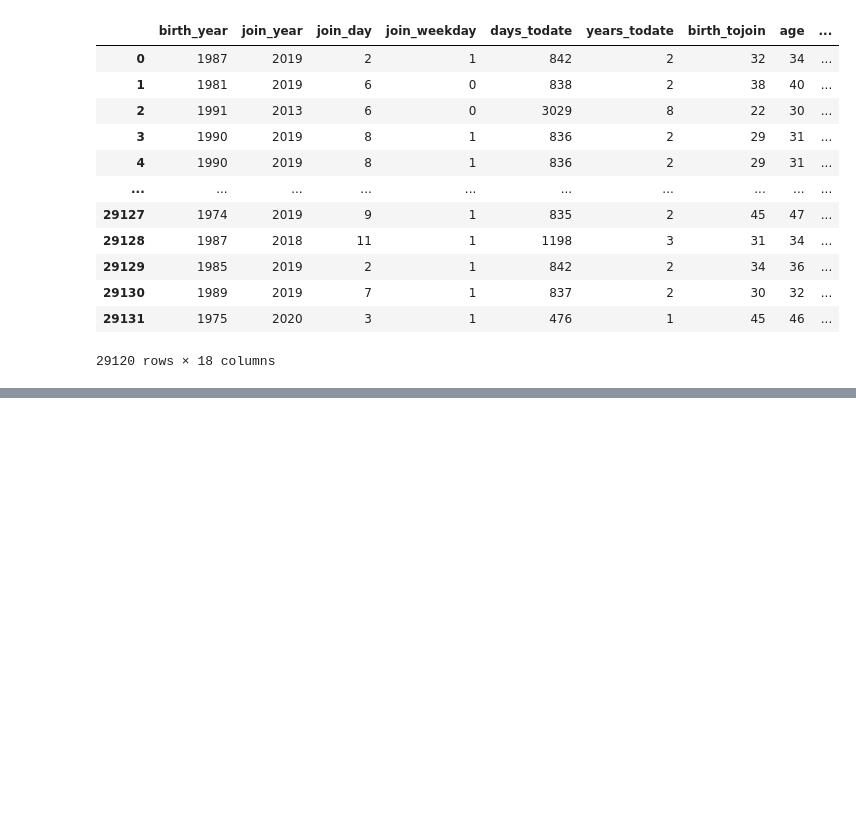
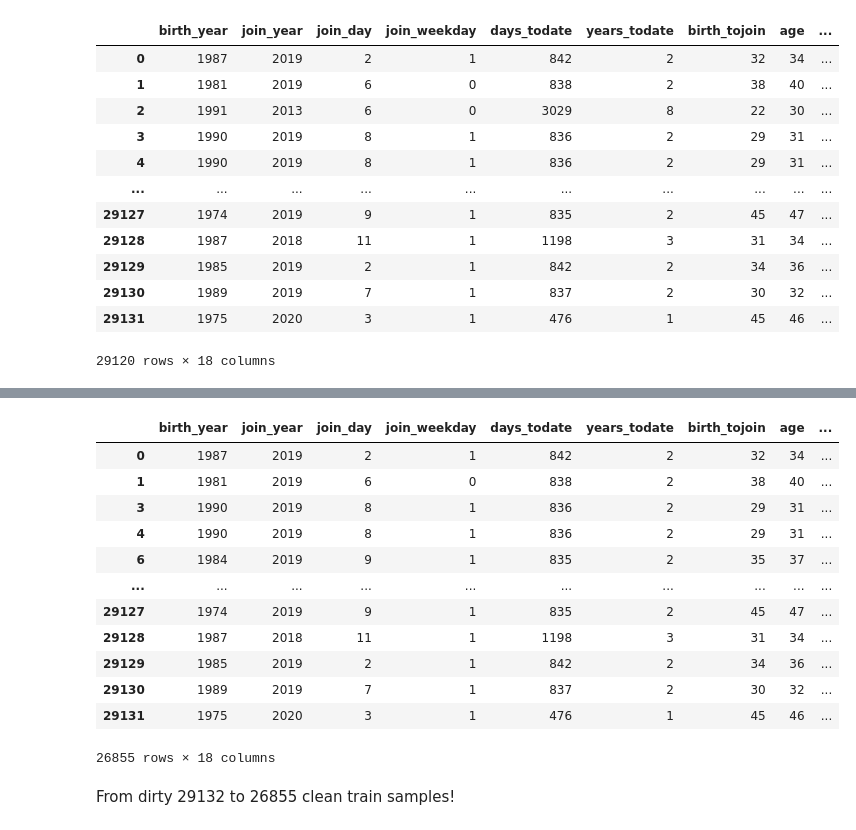
Before and after one commit to lyraxvincent/data-analysis, a Jupyter notebook: EDA with Feature Engineering/EDA, feature engineering - Zimnat Insurance data.ipynb, the cells around one changed output, grey strips where cells are left out. Cells and saved outputs as stored; diff of their text form; code cells hidden in the pictures; blank space fills up the shorter version.

```diff
--- a/EDA with Feature Engineering/EDA, feature engineering - Zimnat Insurance data.ipynb
+++ b/EDA with Feature Engineering/EDA, feature engineering - Zimnat Insurance data.ipynb
@@ -371,0 +382,23 @@ train[feat_cols]
+# %%
+# Removing more outliers
+train = train[train.join_year > 2014]
+train = train[(train.birth_year > 1950) & (train.birth_year < 2005)]
+train = train[train.days_todate < 2800]
+# %%
+train[feat_cols]
+# %% [output]
+|  | birth_year | join_year | join_day | join_weekday | days_todate | years_todate | birth_tojoin | age | ... |
+| 0 | 1987 | 2019 | 2 | 1 | 842 | 2 | 32 | 34 | ... |
+| 1 | 1981 | 2019 | 6 | 0 | 838 | 2 | 38 | 40 | ... |
+| 3 | 1990 | 2019 | 8 | 1 | 836 | 2 | 29 | 31 | ... |
+| 4 | 1990 | 2019 | 8 | 1 | 836 | 2 | 29 | 31 | ... |
+| 6 | 1984 | 2019 | 9 | 1 | 835 | 2 | 35 | 37 | ... |
+| ... | ... | ... | ... | ... | ... | ... | ... | ... | ... |
+| 29127 | 1974 | 2019 | 9 | 1 | 835 | 2 | 45 | 47 | ... |
+| 29128 | 1987 | 2018 | 11 | 1 | 1198 | 3 | 31 | 34 | ... |
+| 29129 | 1985 | 2019 | 2 | 1 | 842 | 2 | 34 | 36 | ... |
+| 29130 | 1989 | 2019 | 7 | 1 | 837 | 2 | 30 | 32 | ... |
+| 29131 | 1975 | 2020 | 3 | 1 | 476 | 1 | 45 | 46 | ... |
+26855 rows × 18 columns
+# %% [markdown]
+From dirty 29132 to 26855 clean train samples!
```
Also changed, not shown: parts of 2 cells of this notebook.
